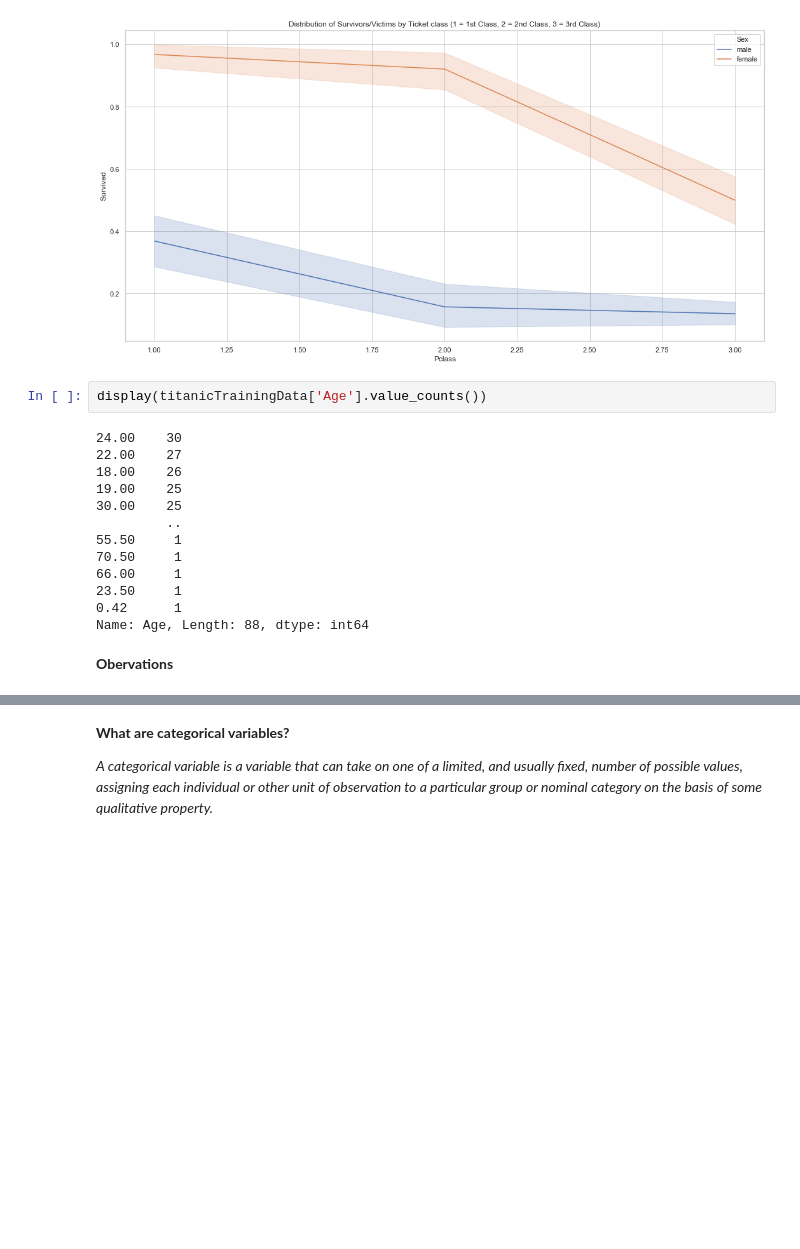
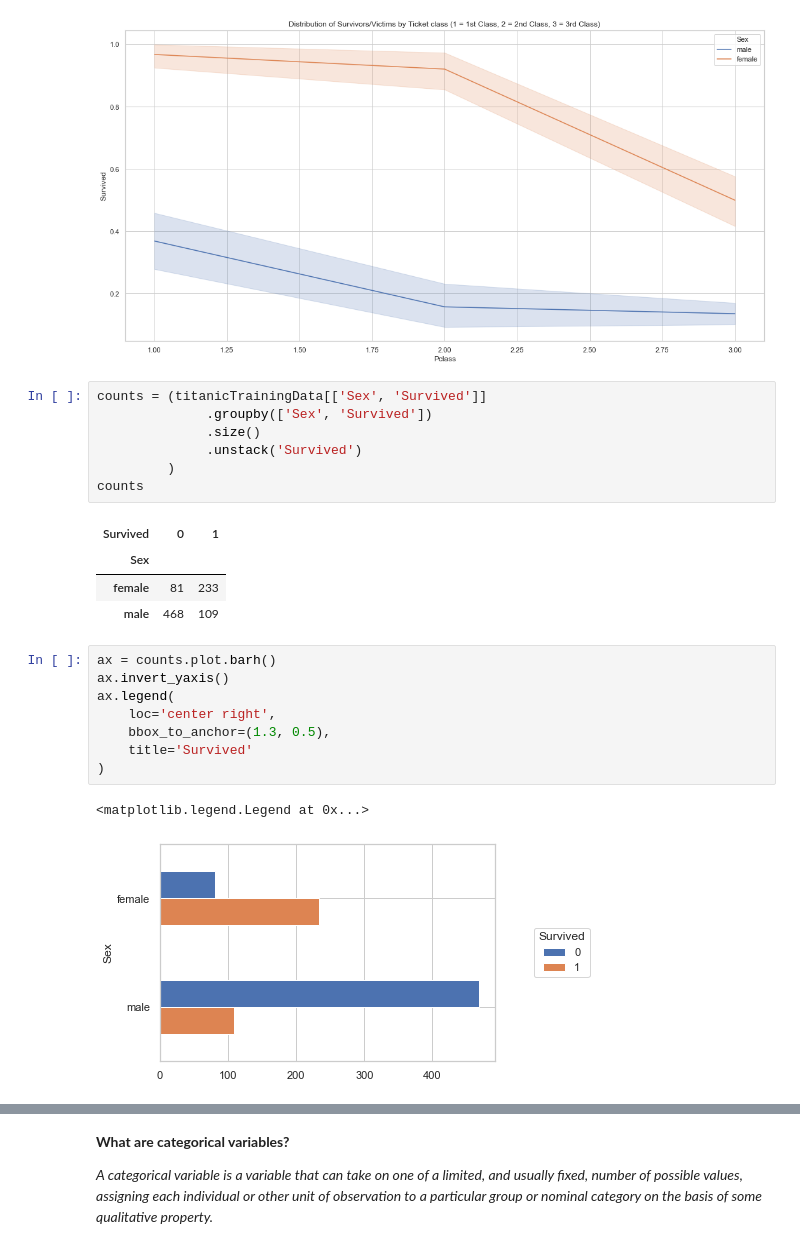
Before and after one commit to Yagniksojitra/Notebooks, a Jupyter notebook: My Titanic Prediction Notebook/Titanic - Kaggle Competition.ipynb, the cells around one changed output, grey strips where cells are left out. Drawn from its saved outputs; the diff is of its cells as text; blank space fills up the shorter version.

```diff
--- a/My Titanic Prediction Notebook/Titanic - Kaggle Competition.ipynb
+++ b/My Titanic Prediction Notebook/Titanic - Kaggle Competition.ipynb
@@ -251,20 +251,26 @@ plt.title("Distribution of Survivors/Victims by Ticket class (1 = 1st Class, 2 =
 plt.show()
 # %% [output]
 [figure]
-# %%
-display(titanicTrainingData['Age'].value_counts())
-# %% [output]
-24.00    30
-22.00    27
-18.00    26
-19.00    25
-30.00    25
-         ..
-55.50     1
-70.50     1
-66.00     1
-23.50     1
-0.42      1
-Name: Age, Length: 88, dtype: int64
-# %% [markdown]
-**Obervations**
+# %%
+counts = (titanicTrainingData[['Sex', 'Survived']]
+              .groupby(['Sex', 'Survived'])
+              .size()
+              .unstack('Survived')
+         )
+counts
+# %% [output]
+| Survived | 0 | 1 |
+| Sex |  |  |
+| female | 81 | 233 |
+| male | 468 | 109 |
+# %%
+ax = counts.plot.barh()
+ax.invert_yaxis()
+ax.legend(
+    loc='center right',
+    bbox_to_anchor=(1.3, 0.5),
+    title='Survived'
+)
+# %% [output]
+<matplotlib.legend.Legend at 0x...>
+[figure, added]
```
Also changed, not shown: parts of 39 cells of this notebook, 1 other file.
